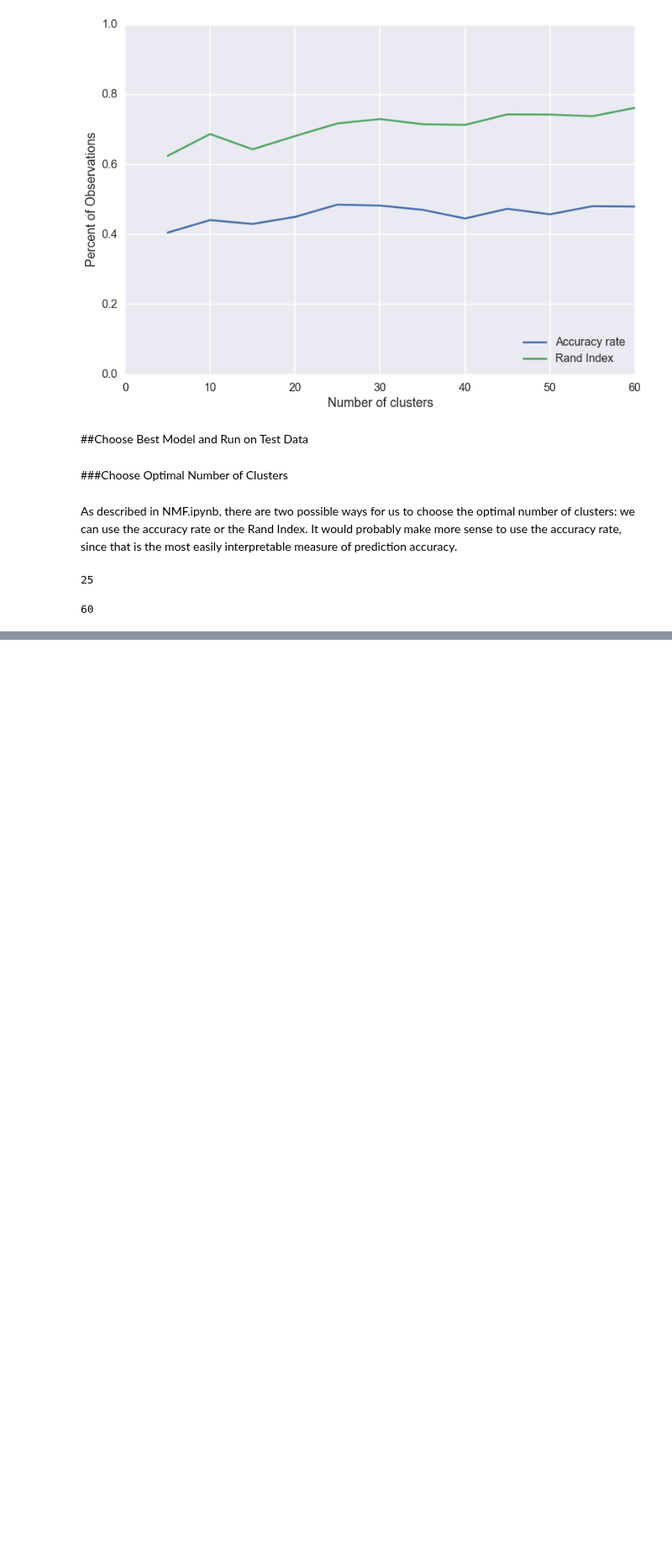
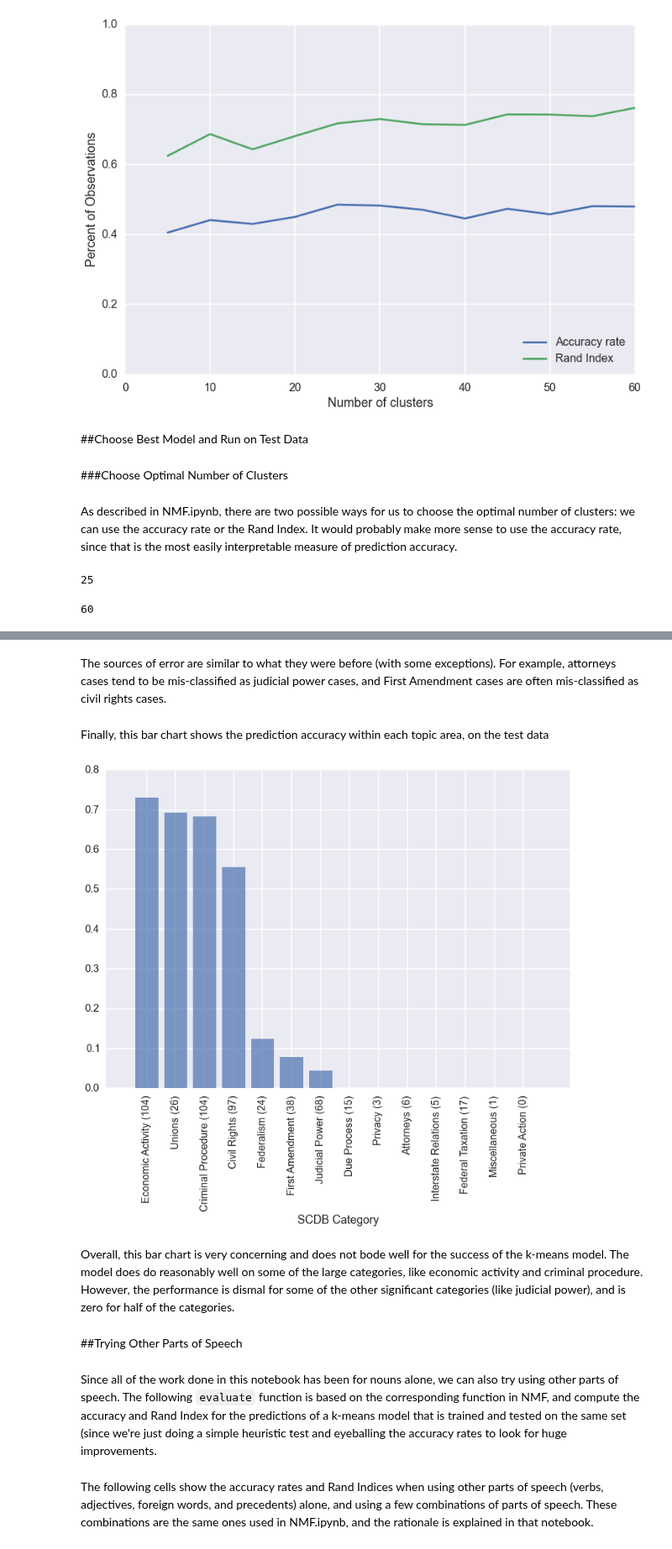
Before and after one commit to yunhanxu/cs109-project, a Jupyter notebook: k-means.ipynb, the cells around one changed output, grey strips where cells are left out. Shown at 84% size. Cells and saved outputs as stored; diff of their text form; code cells hidden in the pictures; blank space fills up the shorter version.

```diff
--- a/k-means.ipynb
+++ b/k-means.ipynb
@@ -372,0 +393,28 @@ print rand_index(new_clusters_test, test_issue_areas)
+# %% [markdown]
+The sources of error are similar to what they were before (with some exceptions). For example, attorneys cases tend to be mis-classified as judicial power cases, and First Amendment cases are often mis-classified as civil rights cases.
+# %% [markdown]
+Finally, this bar chart shows the prediction accuracy within each topic area, on the test data
+# %%
+# sort the SCDB topic areas based on accuracy on testing data
+ordered = zip(topic_areas, [sum([x==i for x in test_issue_areas]) for i in range(14)], np.diag(compare_mat_test), range(14))
+ordered.sort(key = lambda (topic,num,acc,ind) : -acc)
+ordered_topics = list(zip(*ordered)[0])
+counts = list(zip(*ordered)[1])
+topic_accuracies = list(zip(*ordered)[2])
+order = list(zip(*ordered)[3])
+
+# plot a bar chart of the accuracy of the clustering algorithm within each topic area
+fig, ax = plt.subplots()
+ax.bar(np.arange(14)+1, topic_accuracies, alpha=0.7, linewidth=0)
+ax.set_xticks(np.arange(14)+1.4)
+ax.set_xticklabels(map(lambda (count,topic) : "%s (%s)" % (topic,count), zip(counts,ordered_topics)), rotation='vertical')
+ax.set_xlabel('SCDB Category')
+print
+# %% [output]
+[figure, added]
+# %% [markdown]
+Overall, this bar chart is very concerning and does not bode well for the success of the k-means model. The model does do reasonably well on some of the large categories, like economic activity and criminal procedure. However, the performance is dismal for some of the other significant categories (like judicial power), and is zero for half of the categories.
+# %% [markdown]
+##Trying Other Parts of Speech
+# %% [markdown]
+Since all of the work done in this notebook has been for nouns alone, we can also try using other parts of speech. The following `evaluate` function is based on the corresponding function in NMF, and compute the accuracy and Rand Index for the predictions of a k-means model that is trained and tested on the same set (since we're just doing a simple heuristic test and eyeballing the accuracy rates to look for huge improvements.
@@ -372,0 +453,2 @@ print rand_index(new_clusters_test, test_issue_areas)
+# %% [markdown]
+The following cells show the accuracy rates and Rand Indices when using other parts of speech (verbs, adjectives, foreign words, and precedents) alone, and using a few combinations of parts of speech. These combinations are the same ones used in NMF.ipynb, and the rationale is explained in that notebook.
```
Also changed, not shown: parts of 31 cells of this notebook.
